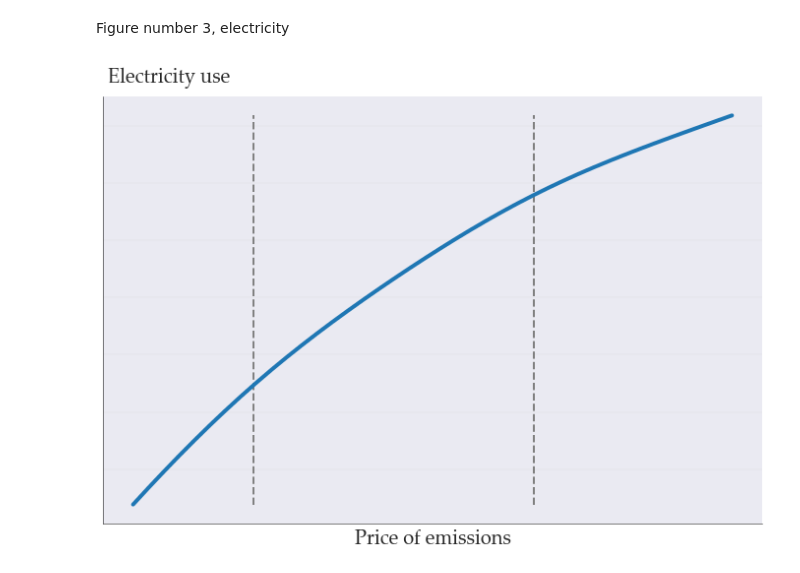
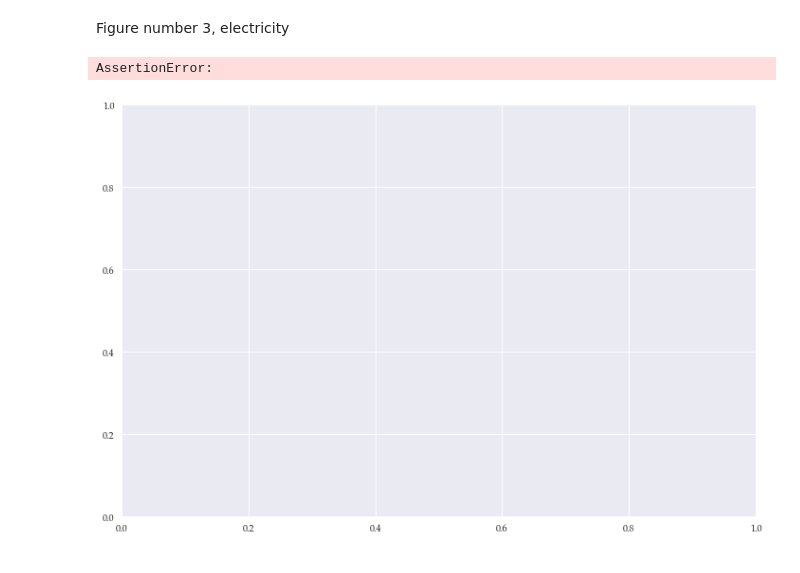
Before and after one commit to ChampionApe/GPM_v05, a Jupyter notebook: examples/Abatement/Abatement_simulation_figures.ipynb, the cells around one changed output. Saved outputs shown, nothing was run; the diff lists cells and outputs as text; code cells hidden in the pictures.

```diff
--- a/examples/Abatement/Abatement_simulation_figures.ipynb
+++ b/examples/Abatement/Abatement_simulation_figures.ipynb
@@ -26,8 +24,10 @@ For this, we again use the sneaky solve, but we make sure to extract variables o
 # dfID = pd.read_csv("ID_df.csv").set_index("pM")
 # %%
 #START HER MED NYE FIGURER FRA PICKLES.
+x_var = "pM"
 catalog = "techdata_dors_2"
-with (open(catalog + ".pkl", "rb")) as f:
+
+with (open(x_var + "_" + catalog + ".pkl", "rb")) as f:
     df = pickle.load(f)
 # %%
 def translate(col):
@@ -36,19 +36,24 @@ def translate(col):
         "pM":"Price of emissions",
         "PwThat_basetech_EL_oil":"Effective oil price",
         "qD_basetech_EL_oil":"Oil use",
-        "qD_basetech_EL_electricity":"Electricity use"
+        "qD_basetech_EL_electricity":"Electricity use",
+        "qD_U0_ID_C_EL_1":"Baseline technology",
+        "qD_U_ID_t2_1":"Clean technology",
+        "qD_EL":"Energy service",
+        "qD_Y":"Y composite"
     }
     if col in translate:
         return translate[col]
     else:
         return col
 
-def format_double_axes(ax, ax2, x_label="", y_label=""):
+def format_double_axes(ax, ax2, x_label="", y_label="", hide_ticks=True):
     ax.set_xlabel(x_label, fontsize=20)
     ax.set_ylabel(y_label, fontsize=20, rotation=0)
     ax.yaxis.set_label_coords(0.1,1.02)
-    ax.get_xaxis().set_ticks([])
-    ax2.get_yaxis().set_ticks([])
+    if hide_ticks:
+        ax.get_xaxis().set_ticks([])
+        ax2.get_yaxis().set_ticks([])
     # ax.get_yaxis().set_ticks([])
     ax.spines["left"].set_visible(True)
     ax.spines["bottom"].set_visible(True)
@@ -63,11 +68,12 @@ def format_double_axes(ax, ax2, x_label="", y_label=""):
     ax.grid(axis='y', color="lightgrey", linewidth=0.2)
     ax.get_yaxis().set_major_formatter(NullFormatter())
 
-def format_single_axis(axes, x_label="", y_label=""):
+def format_single_axis(axes, x_label="", y_label="", hide_ticks=True):
     axes.set_xlabel(x_label, fontsize=20)
     axes.set_ylabel(y_label, fontsize=20, rotation=0)
     axes.yaxis.set_label_coords(0.1,1.02)
-    axes.get_xaxis().set_ticks([])
+    if hide_ticks:
+        axes.get_xaxis().set_ticks([])
 #     axes.get_yaxis().set_ticks([])
     axes.spines["left"].set_visible(True)
     axes.spines["bottom"].set_visible(True)
@@ -132,0 +169,3 @@ del fig, ax, ax2
+# %%
+t = abs(df["PwThat_U_ID_t2_1"] - df["PwThat_U0_ID_C_EL_1"]) == abs(df["PwThat_U_ID_t2_1"] - df["PwThat_U0_ID_C_EL_1"]).min()
+vlines = list(t[t].index.values)
@@ -135,22 +227,24 @@ Figure number 3, electricity
 # %%
 fig = plt.figure(figsize=(12, 8))
 fig.add_subplot(1, 1, 1)
 ax = fig.get_axes()[0]
 col = "qD_basetech_EL_electricity"
+assert col in df.columns
 ax.plot(df.index, col, data=df, label=translate(col), linewidth=4, color=colors[0])
 ax.vlines(x=vlines, ymin=df[col].min(), ymax=df[col].max(), ls='--', color="grey", lw=2)
 format_single_axis(ax, x_label=translate(df.index.name), y_label=translate(col))
 fig.savefig("electricity_" + catalog + ".pdf", bbox_inches="tight", transparent=True, facecolor="none", edgecolor='none')
 del fig, ax
 #Da der var 2 serier:
 # ax.plot(df.index, col, data=df, label=translate(col) + ", EOP", linewidth=4, color="#1f77b4")
 # ax2 = ax.twinx()
 # ax2.plot(dfID.index, col, data=dfID, label=translate(col) + ", ID", linewidth=4, color="#ff770e")
 # ax.vlines(x=[6.5, 10], ymin=dfEOP[col].min(), ymax=dfEOP[col].max(), ls='--', color="grey", lw=2)
 # lines, labels = ax.get_legend_handles_labels()
 # lines = lines + ax2.get_legend_handles_labels()[0]
 # labels = labels + ax2.get_legend_handles_labels()[1]
 # ax.legend(lines, labels, fontsize=16, loc="right")
 # format_double_axes(ax, ax2, x_label=translate(df.index.name), y_label=translate(col))
 # %% [output]
+AssertionError:
-[figure, old version]
+[figure, new version]
```
Also changed, not shown: parts of 14 cells of this notebook, 28 other files.
